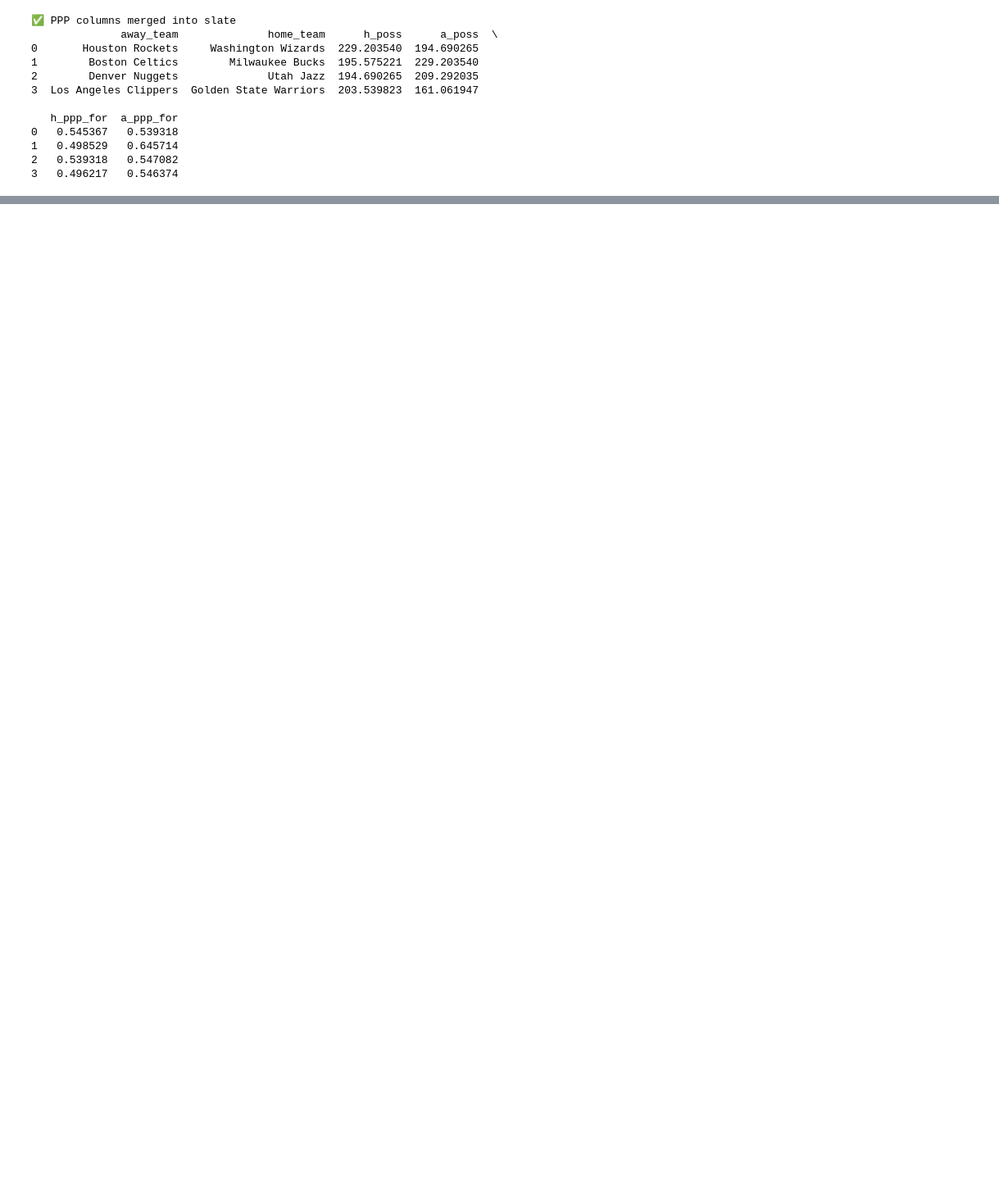
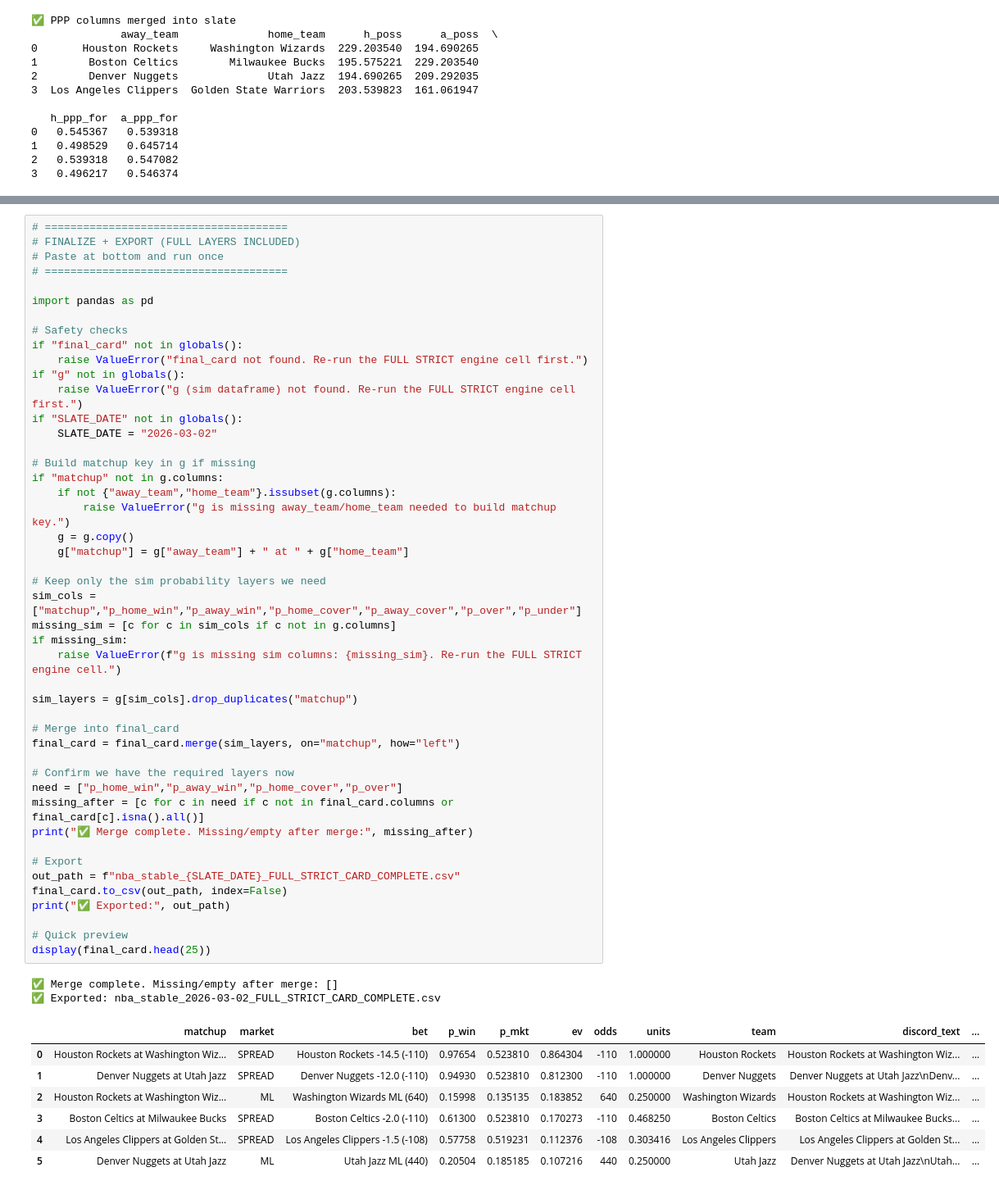
Before and after one commit to dchav12/New-stable-, a Jupyter notebook: NBA_STABLE.ipynb, the cells around one changed output, grey strips where cells are left out. Shown at 82% size. Saved outputs shown, nothing was run; the diff lists cells and outputs as text; blank space fills up the shorter version.

```diff
--- a/NBA_STABLE.ipynb
+++ b/NBA_STABLE.ipynb
@@ -2408,0 +3186,56 @@ Los Angeles Clippers at Golden State Warriors\nLos Angeles Clippers +1 (-114)
+# %%
+# ======================================
+# FINALIZE + EXPORT (FULL LAYERS INCLUDED)
+# Paste at bottom and run once
+# ======================================
+
+import pandas as pd
+
+# Safety checks
+if "final_card" not in globals():
+    raise ValueError("final_card not found. Re-run the FULL STRICT engine cell first.")
+if "g" not in globals():
+    raise ValueError("g (sim dataframe) not found. Re-run the FULL STRICT engine cell first.")
+if "SLATE_DATE" not in globals():
+    SLATE_DATE = "2026-03-02"
+
+# Build matchup key in g if missing
+if "matchup" not in g.columns:
+    if not {"away_team","home_team"}.issubset(g.columns):
+        raise ValueError("g is missing away_team/home_team needed to build matchup key.")
+    g = g.copy()
+    g["matchup"] = g["away_team"] + " at " + g["home_team"]
+
+# Keep only the sim probability layers we need
+sim_cols = ["matchup","p_home_win","p_away_win","p_home_cover","p_away_cover","p_over","p_under"]
+missing_sim = [c for c in sim_cols if c not in g.columns]
+if missing_sim:
+    raise ValueError(f"g is missing sim columns: {missing_sim}. Re-run the FULL STRICT engine cell.")
+
+sim_layers = g[sim_cols].drop_duplicates("matchup")
+
+# Merge into final_card
+final_card = final_card.merge(sim_layers, on="matchup", how="left")
+
+# Confirm we have the required layers now
+need = ["p_home_win","p_away_win","p_home_cover","p_over"]
+missing_after = [c for c in need if c not in final_card.columns or final_card[c].isna().all()]
+print("✅ Merge complete. Missing/empty after merge:", missing_after)
+
+# Export
+out_path = f"nba_stable_{SLATE_DATE}_FULL_STRICT_CARD_COMPLETE.csv"
+final_card.to_csv(out_path, index=False)
+print("✅ Exported:", out_path)
+
+# Quick preview
+display(final_card.head(25))
+# %% [output]
+✅ Merge complete. Missing/empty after merge: []
+✅ Exported: nba_stable_2026-03-02_FULL_STRICT_CARD_COMPLETE.csv
+|  | matchup | market | bet | p_win | p_mkt | ev | odds | units | team | discord_text | ... |
+| 0 | Houston Rockets at Washington Wiz... | SPREAD | Houston Rockets -14.5 (-110) | 0.97654 | 0.523810 | 0.864304 | -110 | 1.000000 | Houston Rockets | Houston Rockets at Washington Wiz... | ... |
+| 1 | Denver Nuggets at Utah Jazz | SPREAD | Denver Nuggets -12.0 (-110) | 0.94930 | 0.523810 | 0.812300 | -110 | 1.000000 | Denver Nuggets | Denver Nuggets at Utah Jazz\nDenv... | ... |
+| 2 | Houston Rockets at Washington Wiz... | ML | Washington Wizards ML (640) | 0.15998 | 0.135135 | 0.183852 | 640 | 0.250000 | Washington Wizards | Houston Rockets at Washington Wiz... | ... |
+| 3 | Boston Celtics at Milwaukee Bucks | SPREAD | Boston Celtics -2.0 (-110) | 0.61300 | 0.523810 | 0.170273 | -110 | 0.468250 | Boston Celtics | Boston Celtics at Milwaukee Bucks... | ... |
+| 4 | Los Angeles Clippers at Golden St... | SPREAD | Los Angeles Clippers -1.5 (-108) | 0.57758 | 0.519231 | 0.112376 | -108 | 0.303416 | Los Angeles Clippers | Los Angeles Clippers at Golden St... | ... |
+| 5 | Denver Nuggets at Utah Jazz | ML | Utah Jazz ML (440) | 0.20504 | 0.185185 | 0.107216 | 440 | 0.250000 | Utah Jazz | Denver Nuggets at Utah Jazz\nUtah... | ... |
```
Also changed, not shown: parts of 16 cells of this notebook.
